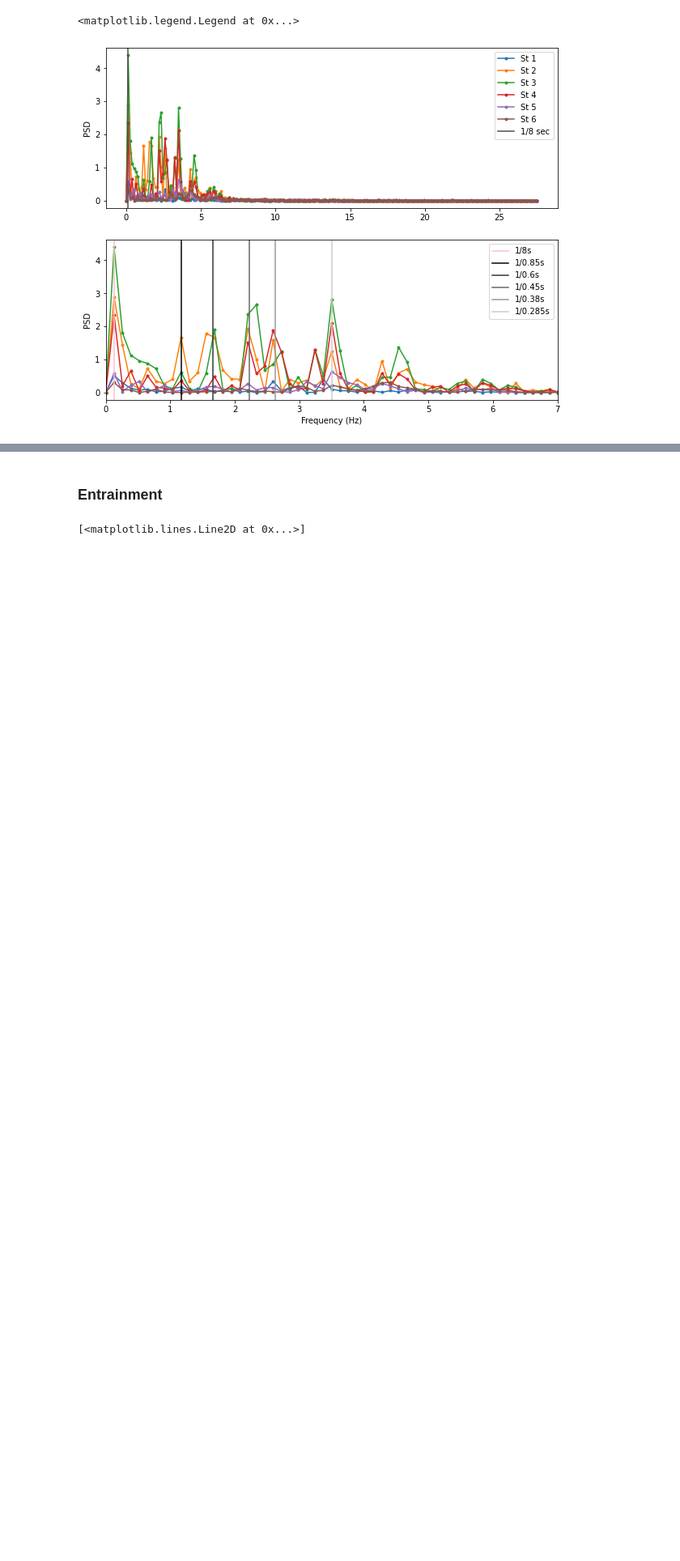
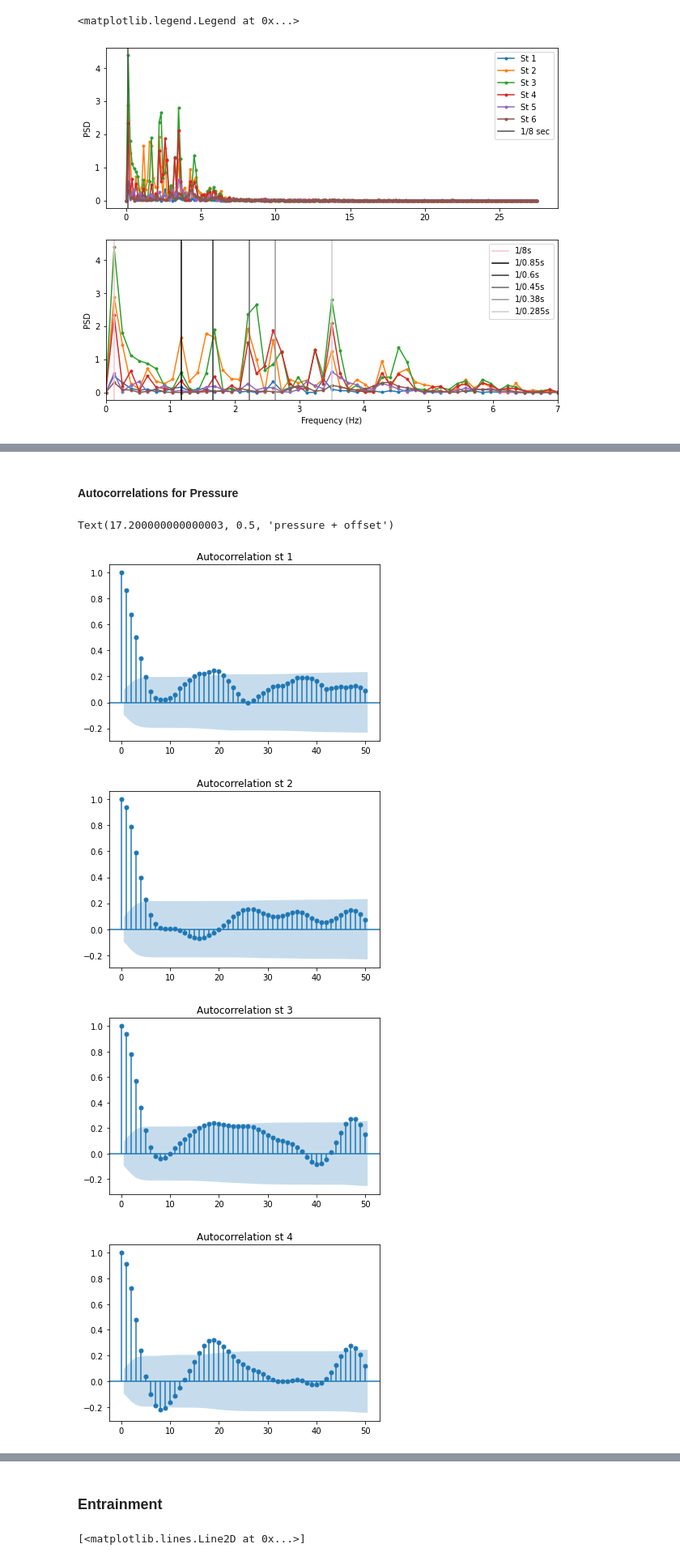
Before and after one commit to anakarinarm/GravityCurrent, a Jupyter notebook: paper_correcciones/pressure_timeseries_analysis.ipynb, the cells around one changed output, grey strips where cells are left out. Shown at 81% size. Saved outputs shown, nothing was run; the diff lists cells and outputs as text; code cells hidden in the pictures; blank space fills up the shorter version.

Commit message:
autocorr pressure

```diff
--- a/paper_correcciones/pressure_timeseries_analysis.ipynb
+++ b/paper_correcciones/pressure_timeseries_analysis.ipynb
@@ -85,0 +86,21 @@ ax2.legend()
+# %% [markdown]
+#### Autocorrelations for Pressure
+# %%
+for st, ind in zip(range(1,7), inds):
+    filename = ('GCer07_Pres%d_c1.txt' %st)
+    df = pd.read_csv(filename, sep='\t', names=['time','pressure'])
+    pres = df.pressure
+    time = df.time
+
+    plot_acf(pres, lags=50, missing='drop',
+              title='Autocorrelation st %d' %st)
+
+ax.set_xlim(0,8)
+ax.set_xlabel('time (s)')
+ax.set_ylabel('pressure + offset')
+# %% [output]
+Text(17.200000000000003, 0.5, 'pressure + offset')
+[figure, added]
+[figure, added]
+[figure, added]
+[figure, added]
```
Also changed, not shown: parts of 17 cells of this notebook.
